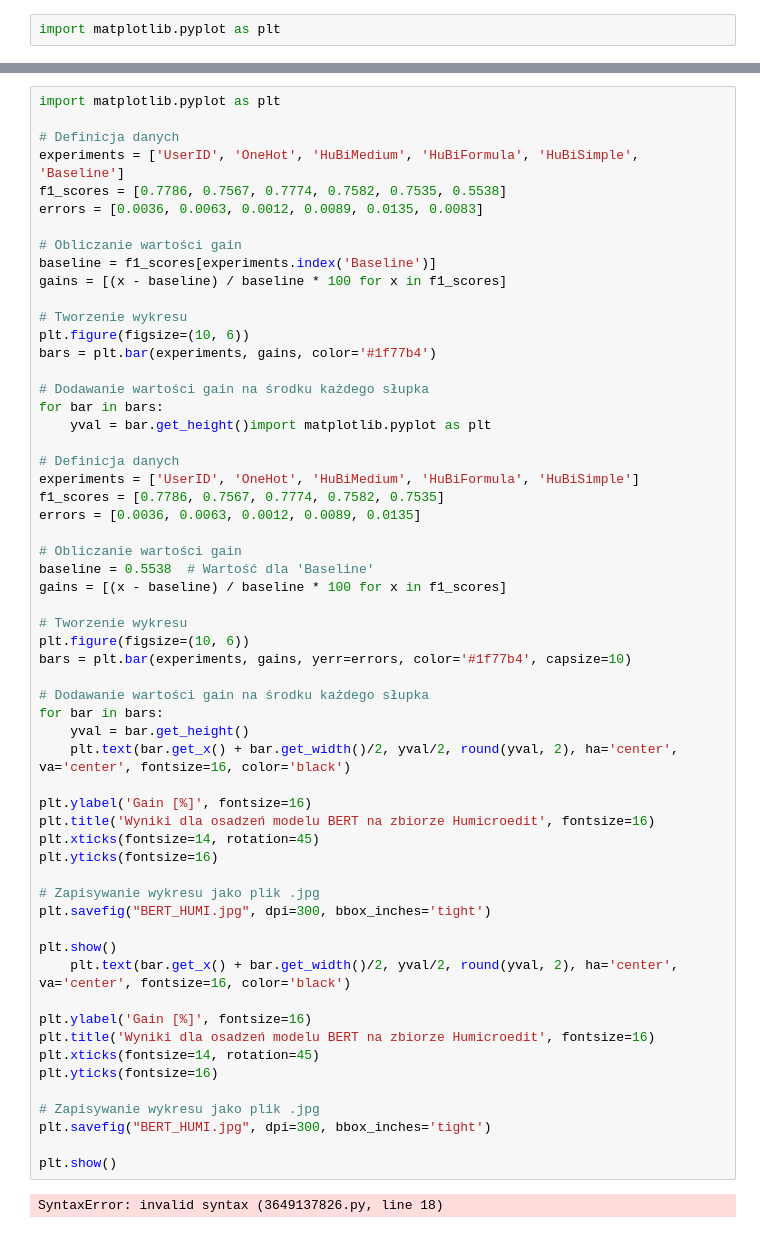
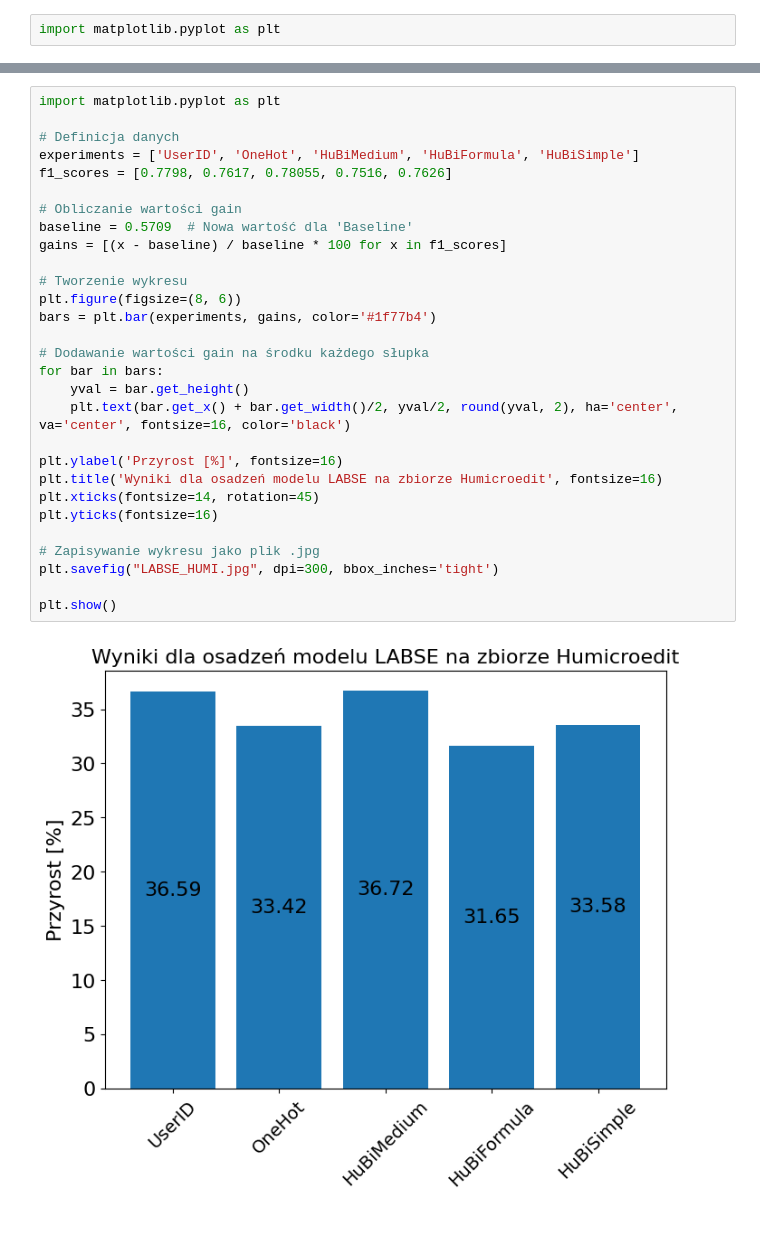
Before and after one commit to MDY00/Personalised_LLM, a Jupyter notebook: Wykresy2/Wykresy2.ipynb, the cells around one changed output, grey strips where cells are left out. Saved outputs shown, nothing was run; the diff lists cells and outputs as text.

```diff
--- a/Wykresy2/Wykresy2.ipynb
+++ b/Wykresy2/Wykresy2.ipynb
@@ -28,60 +36,31 @@ plt.show()
 # %%
 import matplotlib.pyplot as plt
 
 # Definicja danych
-experiments = ['UserID', 'OneHot', 'HuBiMedium', 'HuBiFormula', 'HuBiSimple', 'Baseline']
-f1_scores = [0.7786, 0.7567, 0.7774, 0.7582, 0.7535, 0.5538]
-errors = [0.0036, 0.0063, 0.0012, 0.0089, 0.0135, 0.0083]
+experiments = ['UserID', 'OneHot', 'HuBiMedium', 'HuBiFormula', 'HuBiSimple']
+f1_scores = [0.7798, 0.7617, 0.78055, 0.7516, 0.7626]
 
 # Obliczanie wartości gain
-baseline = f1_scores[experiments.index('Baseline')]
+baseline = 0.5709  # Nowa wartość dla 'Baseline'
 gains = [(x - baseline) / baseline * 100 for x in f1_scores]
 
 # Tworzenie wykresu
-plt.figure(figsize=(10, 6))
+plt.figure(figsize=(8, 6))
 bars = plt.bar(experiments, gains, color='#1f77b4')
-
-# Dodawanie wartości gain na środku każdego słupka
-for bar in bars:
-    yval = bar.get_height()import matplotlib.pyplot as plt
-
-# Definicja danych
-experiments = ['UserID', 'OneHot', 'HuBiMedium', 'HuBiFormula', 'HuBiSimple']
-f1_scores = [0.7786, 0.7567, 0.7774, 0.7582, 0.7535]
-errors = [0.0036, 0.0063, 0.0012, 0.0089, 0.0135]
-
-# Obliczanie wartości gain
-baseline = 0.5538  # Wartość dla 'Baseline'
-gains = [(x - baseline) / baseline * 100 for x in f1_scores]
-
-# Tworzenie wykresu
-plt.figure(figsize=(10, 6))
-bars = plt.bar(experiments, gains, yerr=errors, color='#1f77b4', capsize=10)
 
 # Dodawanie wartości gain na środku każdego słupka
 for bar in bars:
     yval = bar.get_height()
     plt.text(bar.get_x() + bar.get_width()/2, yval/2, round(yval, 2), ha='center', va='center', fontsize=16, color='black')
 
-plt.ylabel('Gain [%]', fontsize=16)
-plt.title('Wyniki dla osadzeń modelu BERT na zbiorze Humicroedit', fontsize=16)
+plt.ylabel('Przyrost [%]', fontsize=16)
+plt.title('Wyniki dla osadzeń modelu LABSE na zbiorze Humicroedit', fontsize=16)
 plt.xticks(fontsize=14, rotation=45)
 plt.yticks(fontsize=16)
 
 # Zapisywanie wykresu jako plik .jpg
-plt.savefig("BERT_HUMI.jpg", dpi=300, bbox_inches='tight')
+plt.savefig("LABSE_HUMI.jpg", dpi=300, bbox_inches='tight')
 
 plt.show()
-    plt.text(bar.get_x() + bar.get_width()/2, yval/2, round(yval, 2), ha='center', va='center', fontsize=16, color='black')
-
-plt.ylabel('Gain [%]', fontsize=16)
-plt.title('Wyniki dla osadzeń modelu BERT na zbiorze Humicroedit', fontsize=16)
-plt.xticks(fontsize=14, rotation=45)
-plt.yticks(fontsize=16)
-
-# Zapisywanie wykresu jako plik .jpg
-plt.savefig("BERT_HUMI.jpg", dpi=300, bbox_inches='tight')
-
-plt.show()
 # %% [output]
-SyntaxError: invalid syntax (3649137826.py, line 18)
+[figure, added]
```
Also changed, not shown: parts of 9 cells of this notebook, 8 other files.
